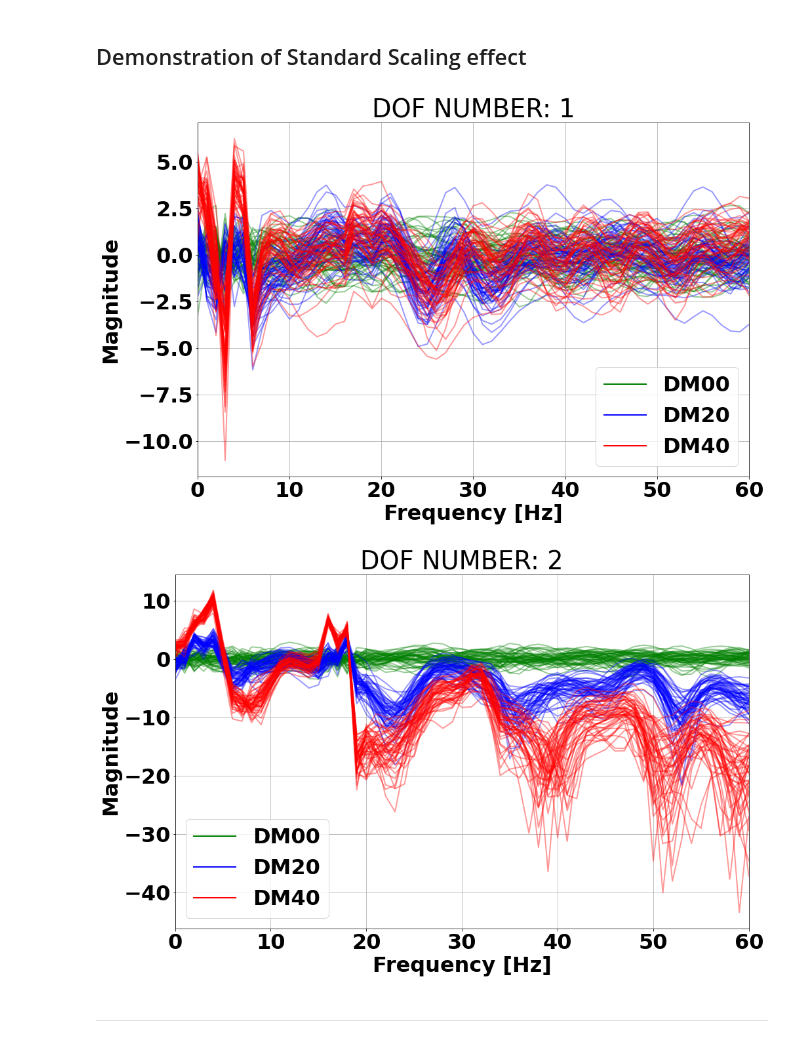
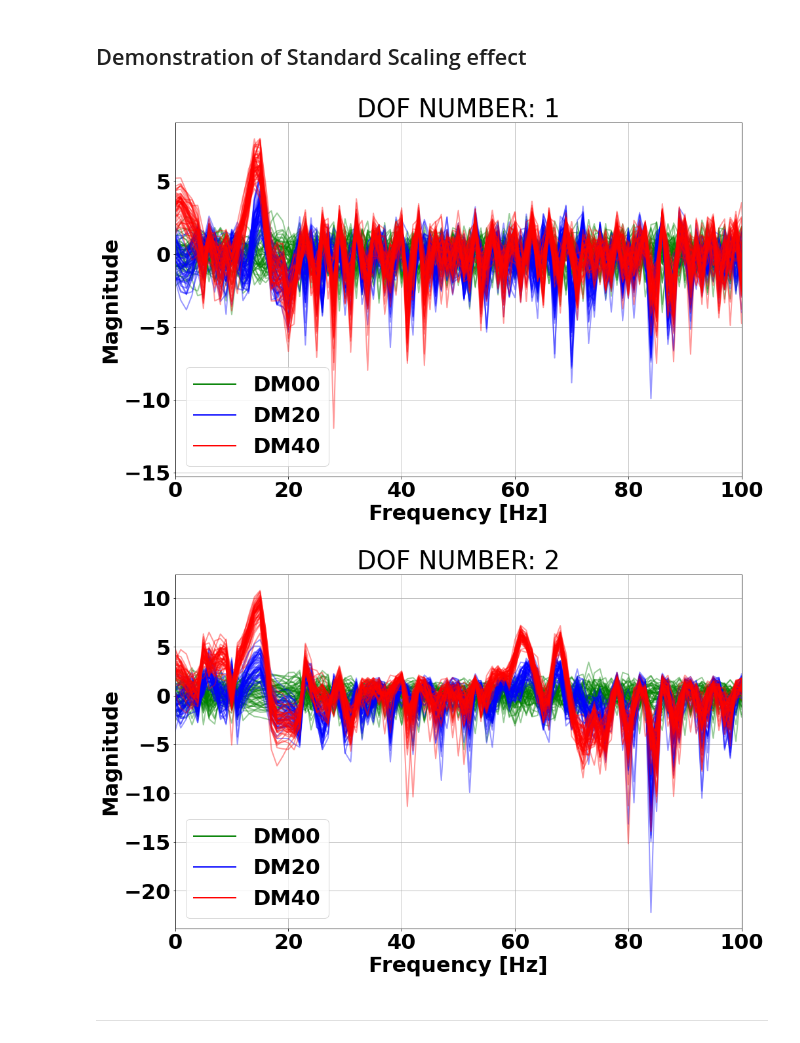
Before and after one commit to pche123/VBI_UMAP_HDBSCAN, a Jupyter notebook: notebooks/Example_Usage.ipynb, the cells around one changed output. Cells and saved outputs as stored; diff of their text form; code cells hidden in the pictures.

Commit message:
Copy-pasted the file that worked for PA1 B09 DL25. NFFT is an important hyper-param-- fix.

```diff
--- a/notebooks/Example_Usage.ipynb
+++ b/notebooks/Example_Usage.ipynb
@@ -30,7 +30,7 @@ random.seed(0)
 # %% [markdown]
 ## Parameters for reading in data
 # %%
-NFFT = 2**7
+NFFT = 2**9
 DATA_ROOT_LOC = '../../../data/'            # Where data is located relative to current notebook file
 NUM_DATA_IN_DIR = 400
 
@@ -50,7 +50,7 @@ min_dist = 0
 set_op_mix_ratio = 0.90
 total_obs = 2
 min_cluster_size = 95
-sample_times = 500 # 3000
+sample_times = 1000 # 3000
 # %% [markdown]
 --------
 # %% [markdown]
@@ -152,9 +152,9 @@ for dof in range(DOF_NUM):
         large_log_abs_train = processing.log_abs_transform(large_bootstrap[0])
 
         plt.title(f'DOF NUMBER: {dof+1}')
-        plt.plot(healthy_log_abs_train[0:50,:].T,'g', label = label_healthy, alpha = 0.4);
-        plt.plot(mod_log_abs_train[0:50,:].T,'b', label = label_moderate, alpha = 0.4);
-        plt.plot(large_log_abs_train[0:50,:].T,'r', label = label_large, alpha = 0.4);
+        plt.plot(healthy_log_abs_train[0:50,3:].T,'g', label = label_healthy, alpha = 0.4);
+        plt.plot(mod_log_abs_train[0:50,3:].T,'b', label = label_moderate, alpha = 0.4);
+        plt.plot(large_log_abs_train[0:50,3:].T,'r', label = label_large, alpha = 0.4);
         plt.xlim([0,60])
         plt.xlabel('Frequency [Hz]')
         plt.ylabel('Magnitude')
@@ -163,7 +163,7 @@ for dof in range(DOF_NUM):
         for lh in leg.legendHandles:
             lh.set_alpha(1)
 
-        transformed[dof]['DM00'] = healthy_log_abs_train
-        transformed[dof]['DM20'] = mod_log_abs_train
-        transformed[dof]['DM40'] = large_log_abs_train
+        transformed[dof]['DM00'] = healthy_log_abs_train[:,3:]
+        transformed[dof]['DM20'] = mod_log_abs_train[:,3:]
+        transformed[dof]['DM40'] = large_log_abs_train[:,3:]
 # %% [output]
@@ -174,36 +174,36 @@ for dof in range(DOF_NUM):
 # %%
 plt_flag_data = True
 scaled = []
 
 for dof in range(DOF_NUM):
 
     scaled.append({})
     if plt_flag_data:
         plt.figure()
         scaler = StandardScaler()
         healthy_scaled = scaler.fit_transform(transformed[dof]['DM00']) #### You NEED TO MAKE SURE THIS SPLIT IS CONSISTENT E.G. WHEN INPUTING THE DATASTREAMS SEQUENCING
         mod_scaled = scaler.transform(transformed[dof]['DM20'])
         large_scaled = scaler.transform(transformed[dof]['DM40'])
 
         plt.title(f'DOF NUMBER: {dof+1}')
         plt.plot(healthy_scaled[0:50,:].T,'g', label = label_healthy, alpha = 0.4);
         plt.plot(mod_scaled[0:50,:].T,'b', label = label_moderate, alpha = 0.4);
         plt.plot(large_scaled[0:50,:].T,'r', label = label_large, alpha = 0.4);
 
-        plt.xlim([0,60])
+        plt.xlim([0,100])
         plt.xlabel('Frequency [Hz]')
         plt.ylabel('Magnitude')
 
         leg = plt.legend()
         for lh in leg.legendHandles:
             lh.set_alpha(1)
 
-        scaled[dof]['DM00'] = healthy_scaled
-        scaled[dof]['DM20'] = mod_scaled
-        scaled[dof]['DM40'] = large_scaled
+        scaled[dof]['DM00'] = healthy_scaled[:,:100]
+        scaled[dof]['DM20'] = mod_scaled[:,:100]
+        scaled[dof]['DM40'] = large_scaled[:,:100]
 # %% [output]
-[figure, old version]
+[figure, new version]
-[figure, old version]
+[figure, new version]
 # %% [markdown]
 ------
 # %% [markdown]
```
Also changed, not shown: parts of 4 cells of this notebook, 8 other files.
